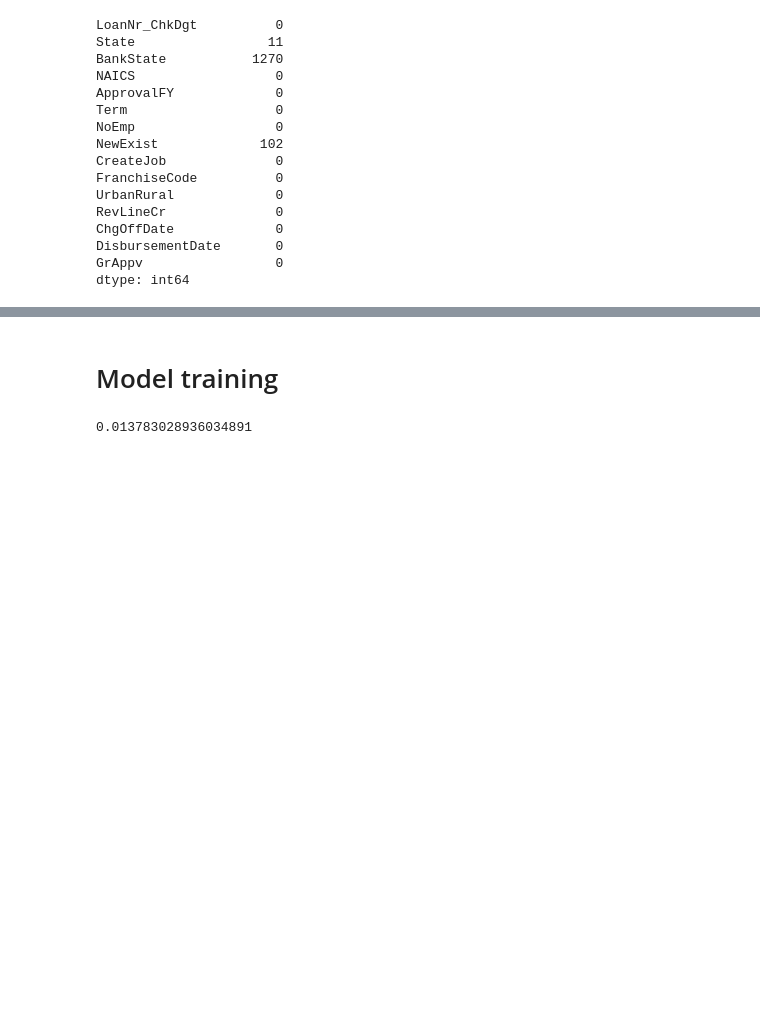
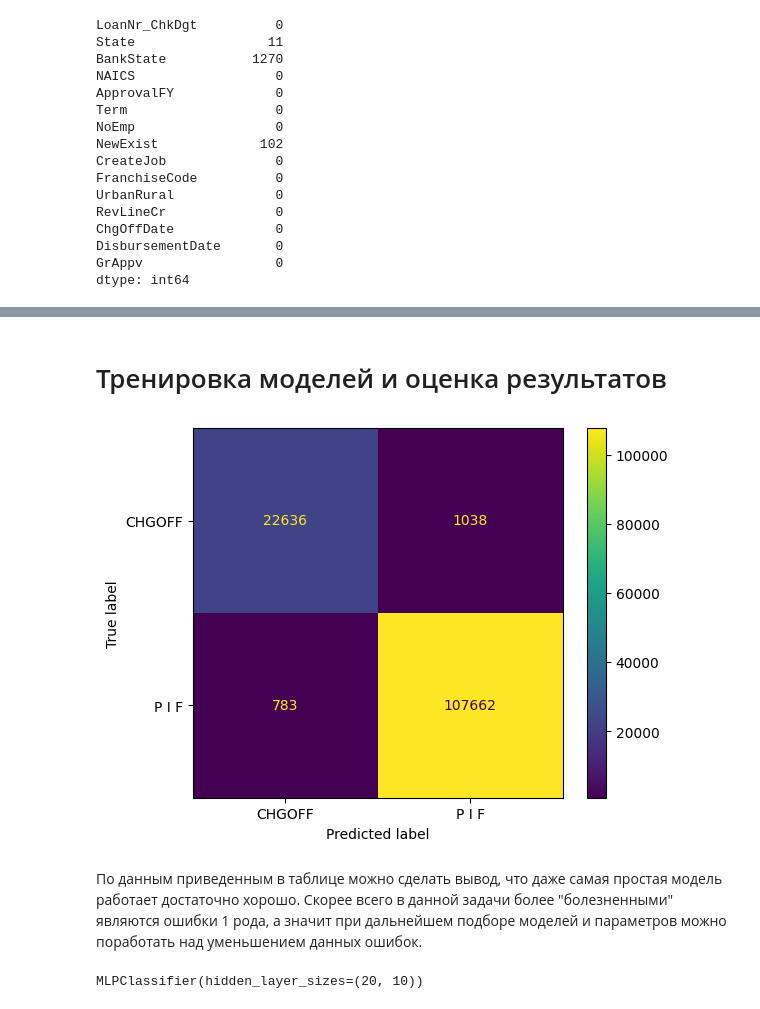
Before and after one commit to RomanMitin/MachineLearningCourse, a Jupyter notebook: Predict_loan_chargeoff.ipynb, the cells around one changed output, grey strips where cells are left out. Saved outputs shown, nothing was run; the diff lists cells and outputs as text; code cells hidden in the pictures; blank space fills up the shorter version.

Commit message:
Add description and comments and confusion matrix

```diff
--- a/Predict_loan_chargeoff.ipynb
+++ b/Predict_loan_chargeoff.ipynb
@@ -280,8 +276,8 @@ from sklearn.preprocessing import StandardScaler
 scaler = StandardScaler()
 scaler.fit(X_train)
 X_train = pd.DataFrame(scaler.transform(X_train), columns=X_train.columns, index=X_train.index)
-# %% [markdown]
-# Model training
+# %% [markdown]
+# Тренировка моделей и оценка результатов
 # %%
 X_test[columns_to_fill] = most_freg_imputer.transform(X_test[columns_to_fill])
 
@@ -297,8 +293,24 @@ from sklearn.neighbors import KNeighborsClassifier
 knn = KNeighborsClassifier(n_neighbors = 10)
 knn.fit(X_train, y_train)
 pass
-# %%
-err_test = 1 - knn.score(X_test, y_test)
-err_test
-# %% [output]
-0.013783028936034891
+# %%
+def plot_conf_matrix(y_test, y_pred):
+    conf_matrix = sklearn.metrics.confusion_matrix(y_test, y_pred)
+    disp = sklearn.metrics.ConfusionMatrixDisplay(conf_matrix, display_labels=knn.classes_)
+
+    disp.plot()
+
+y_pred = knn.predict(X_test)
+plot_conf_matrix(y_test, y_pred)
+# %% [output]
+[figure, added]
+# %% [markdown]
+По данным приведенным в таблице можно сделать вывод, что даже самая простая модель работает достаточно хорошо.
+Скорее всего в данной задачи более "болезненными" являются ошибки 1 рода, а значит при дальнейшем подборе моделей и параметров можно поработать над уменьшением данных ошибок.
+# %%
+from sklearn.neural_network import MLPClassifier
+
+model = MLPClassifier(hidden_layer_sizes=(20,10))
+model.fit(X_train, y_train)
+# %% [output]
+MLPClassifier(hidden_layer_sizes=(20, 10))
```
Also changed, not shown: parts of 32 cells of this notebook, 1 other file.
